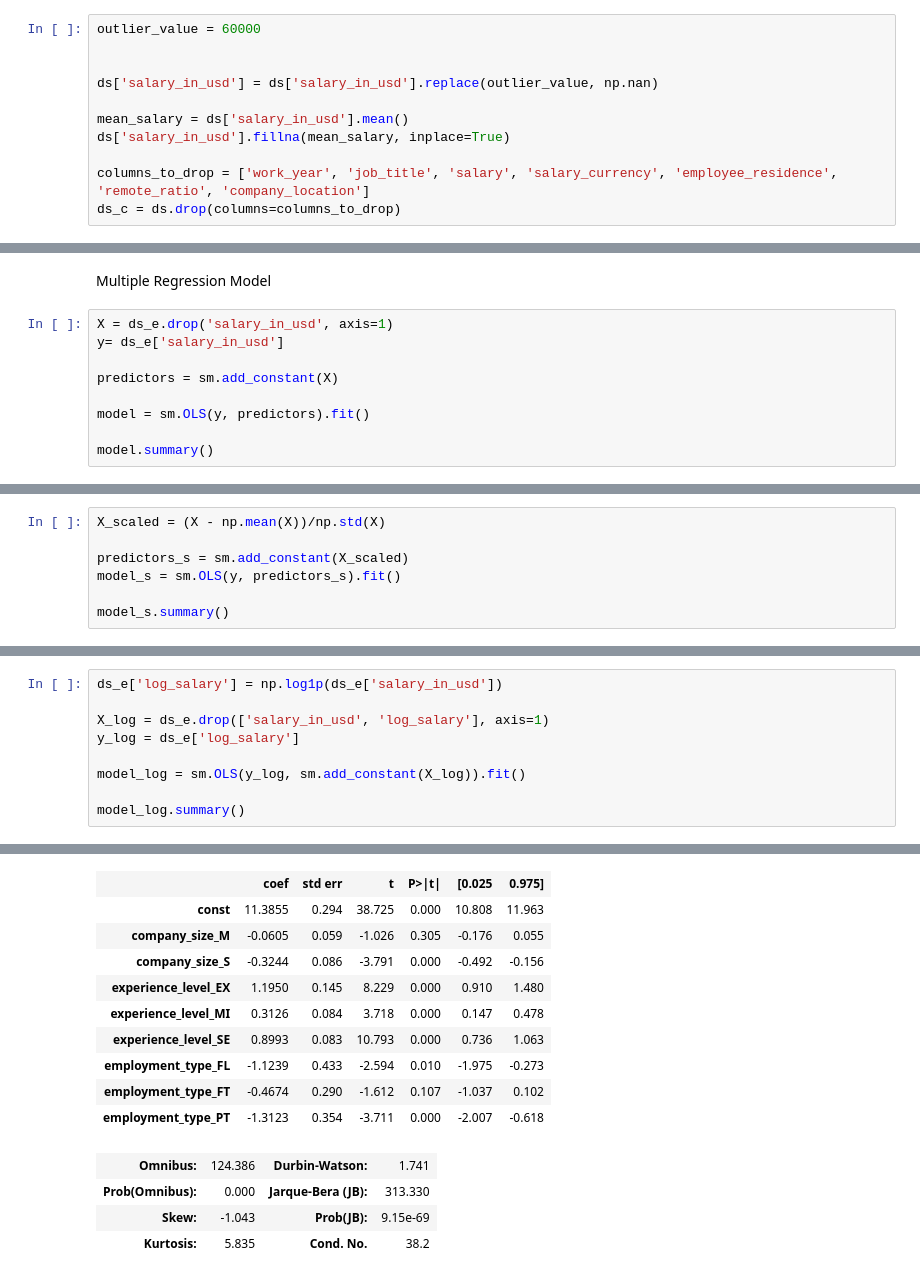
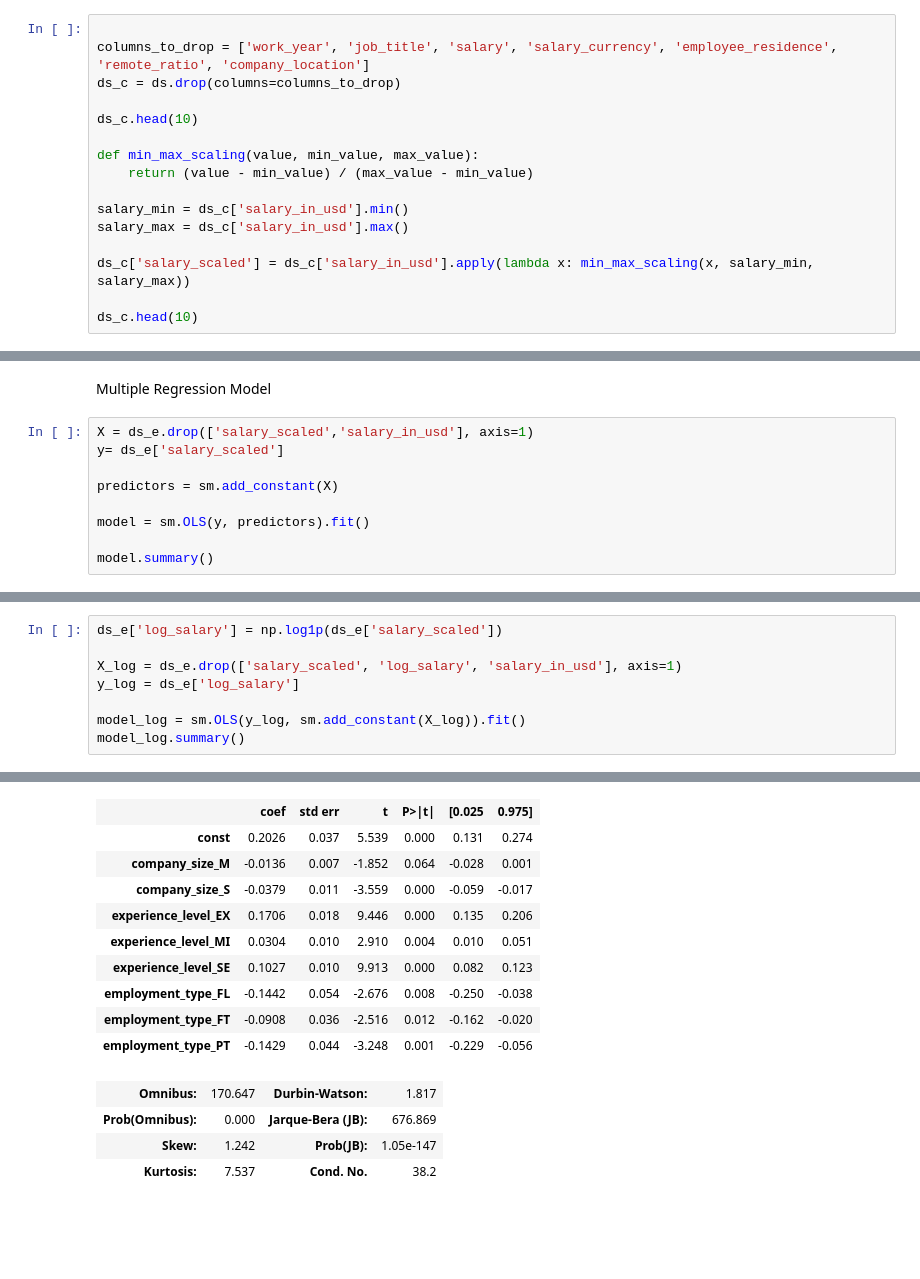
Before and after one commit to ed-gar-k/Phase-2-project, a Jupyter notebook: Untitled.ipynb, the cells around one changed output, grey strips where cells are left out. Cells and saved outputs as stored; diff of their text form; blank space fills up the shorter version.

Commit message:
Scaling for linear regression

```diff
--- a/Untitled.ipynb
+++ b/Untitled.ipynb
@@ -501,14 +501,19 @@ First we need to do some data cleaning for our linear regression models.
 # %% [markdown]
 1. We have an outlier in 60,000 salary_in_usd
 2. We need to drop columns whose data type is object since we only use integers for regression models.
-# %%
-outlier_value = 60000
-
-
-ds['salary_in_usd'] = ds['salary_in_usd'].replace(outlier_value, np.nan)
-
-mean_salary = ds['salary_in_usd'].mean()
-ds['salary_in_usd'].fillna(mean_salary, inplace=True)
-
-columns_to_drop = ['work_year', 'job_title', 'salary', 'salary_currency', 'employee_residence', 'remote_ratio', 'company_location']
-ds_c = ds.drop(columns=columns_to_drop)
+# %%
+
+columns_to_drop = ['work_year', 'job_title', 'salary', 'salary_currency', 'employee_residence', 'remote_ratio', 'company_location']
+ds_c = ds.drop(columns=columns_to_drop)
+
+ds_c.head(10)
+
+def min_max_scaling(value, min_value, max_value):
+    return (value - min_value) / (max_value - min_value)
+
+salary_min = ds_c['salary_in_usd'].min()
+salary_max = ds_c['salary_in_usd'].max()
+
+ds_c['salary_scaled'] = ds_c['salary_in_usd'].apply(lambda x: min_max_scaling(x, salary_min, salary_max))
+
+ds_c.head(10)
@@ -595,8 +600,8 @@ Mean Squared Error: 3779527057.49028
 # %% [markdown]
 Multiple Regression Model
 # %%
-X = ds_e.drop('salary_in_usd', axis=1)
-y= ds_e['salary_in_usd']
+X = ds_e.drop(['salary_scaled','salary_in_usd'], axis=1)
+y= ds_e['salary_scaled']
 
 predictors = sm.add_constant(X)
 
@@ -643,7 +647,0 @@ Mean Squared Error: 3625471561.446635
-# %%
-X_scaled = (X - np.mean(X))/np.std(X)
-
-predictors_s = sm.add_constant(X_scaled)
-model_s = sm.OLS(y, predictors_s).fit()
-
-model_s.summary()
@@ -677,11 +648,10 @@ Notes:
 # %%
-ds_e['log_salary'] = np.log1p(ds_e['salary_in_usd'])
+ds_e['log_salary'] = np.log1p(ds_e['salary_scaled'])
 
-X_log = ds_e.drop(['salary_in_usd', 'log_salary'], axis=1)
+X_log = ds_e.drop(['salary_scaled', 'log_salary', 'salary_in_usd'], axis=1)
 y_log = ds_e['log_salary']
 
 model_log = sm.OLS(y_log, sm.add_constant(X_log)).fit()
-
 model_log.summary()
 # %% [output]
 OLS Regression Results
@@ -695,18 +665,18 @@ OLS Regression Results
 | Df Model: | 8 |  |  |
 | Covariance Type: | nonrobust |  |  |
 |  | coef | std err | t | P>|t| | [0.025 | 0.975] |
-| const | 11.3855 | 0.294 | 38.725 | 0.000 | 10.808 | 11.963 |
-| company_size_M | -0.0605 | 0.059 | -1.026 | 0.305 | -0.176 | 0.055 |
-| company_size_S | -0.3244 | 0.086 | -3.791 | 0.000 | -0.492 | -0.156 |
-| experience_level_EX | 1.1950 | 0.145 | 8.229 | 0.000 | 0.910 | 1.480 |
-| experience_level_MI | 0.3126 | 0.084 | 3.718 | 0.000 | 0.147 | 0.478 |
-| experience_level_SE | 0.8993 | 0.083 | 10.793 | 0.000 | 0.736 | 1.063 |
-| employment_type_FL | -1.1239 | 0.433 | -2.594 | 0.010 | -1.975 | -0.273 |
-| employment_type_FT | -0.4674 | 0.290 | -1.612 | 0.107 | -1.037 | 0.102 |
-| employment_type_PT | -1.3123 | 0.354 | -3.711 | 0.000 | -2.007 | -0.618 |
+| const | 0.2026 | 0.037 | 5.539 | 0.000 | 0.131 | 0.274 |
+| company_size_M | -0.0136 | 0.007 | -1.852 | 0.064 | -0.028 | 0.001 |
+| company_size_S | -0.0379 | 0.011 | -3.559 | 0.000 | -0.059 | -0.017 |
+| experience_level_EX | 0.1706 | 0.018 | 9.446 | 0.000 | 0.135 | 0.206 |
+| experience_level_MI | 0.0304 | 0.010 | 2.910 | 0.004 | 0.010 | 0.051 |
+| experience_level_SE | 0.1027 | 0.010 | 9.913 | 0.000 | 0.082 | 0.123 |
+| employment_type_FL | -0.1442 | 0.054 | -2.676 | 0.008 | -0.250 | -0.038 |
+| employment_type_FT | -0.0908 | 0.036 | -2.516 | 0.012 | -0.162 | -0.020 |
+| employment_type_PT | -0.1429 | 0.044 | -3.248 | 0.001 | -0.229 | -0.056 |
-| Omnibus: | 124.386 | Durbin-Watson: | 1.741 |
-| Prob(Omnibus): | 0.000 | Jarque-Bera (JB): | 313.330 |
-| Skew: | -1.043 | Prob(JB): | 9.15e-69 |
-| Kurtosis: | 5.835 | Cond. No. | 38.2 |
+| Omnibus: | 170.647 | Durbin-Watson: | 1.817 |
+| Prob(Omnibus): | 0.000 | Jarque-Bera (JB): | 676.869 |
+| Skew: | 1.242 | Prob(JB): | 1.05e-147 |
+| Kurtosis: | 7.537 | Cond. No. | 38.2 |
 Notes:
 [1] Standard Errors assume that the covariance matrix of the errors is correctly specified.
```
Also changed, not shown: parts of 12 cells of this notebook.
